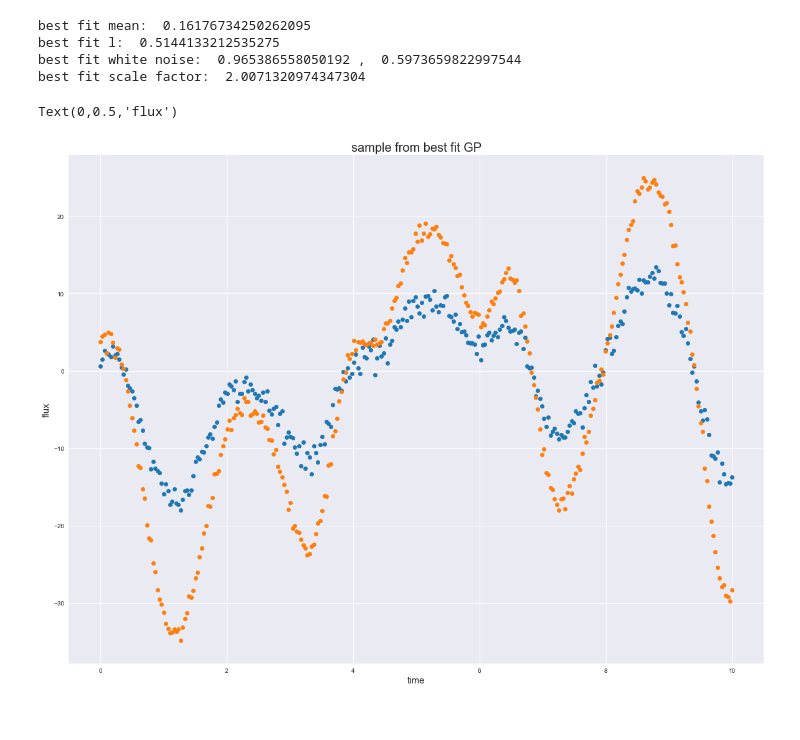
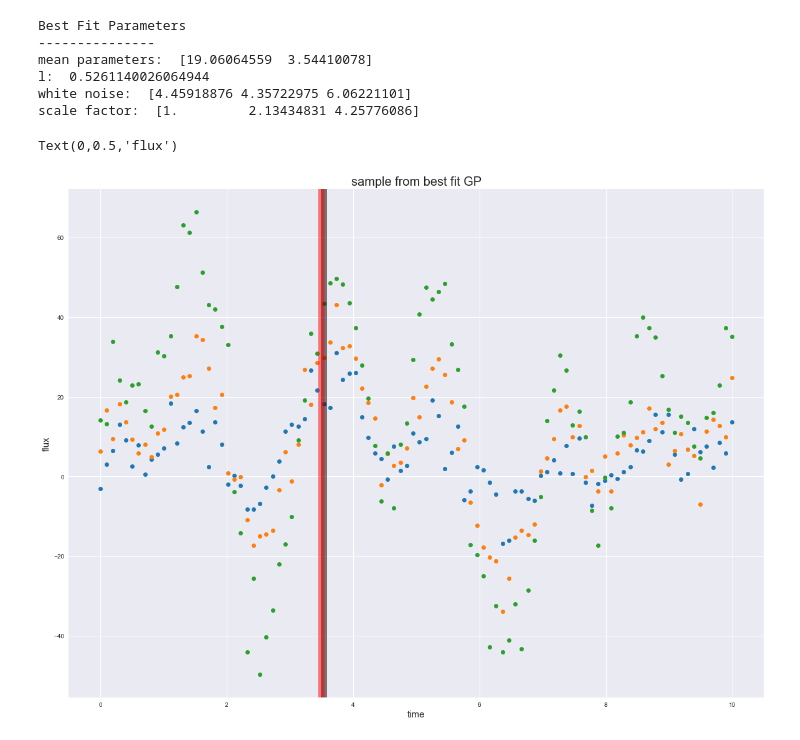
Before and after one commit to tagordon/gp2d, a Jupyter notebook: My GP Implementation.ipynb, the cells around one changed output. Drawn from its saved outputs; the diff is of its cells as text; code cells hidden in the pictures.

```diff
--- a/My GP Implementation.ipynb
+++ b/My GP Implementation.ipynb
@@ -223,44 +120,35 @@ Text(0,0.5,'flux')
-# %%
-# function to minimize
-def neg_log_like(mean, log_l, log_wn1, log_wn2, c, data):
-    l, wn1, wn2 = np.exp(np.array([log_l, log_wn1, log_wn2]))
-    k1 = kernel.exp_sq_kernel(l, 10)
-    k2 = kernel.scale_kernel([1, c])
-    g = gp(mean, k1, kernel2=k2, wn=[wn1, wn2], dim=2)
-    nll = -g.log_likelihood(data, x=t)
-    return nll
-
-func = lambda p: neg_log_like(p[0], p[1], p[2], p[3], p[4], data)
-
-min_params = minimize(func, x0=[-0.5, np.log(0.4), np.log(0.2), np.log(0.2), 1.5],
-                      bounds=[(-np.inf, np.inf), (-np.inf, np.inf),
-                              (-np.inf, np.inf), (-np.inf, np.inf), (0, np.inf)], method='L-BFGS-B')
-
-l, wn1, wn2 = np.exp([min_params.x[1], min_params.x[2], min_params.x[3]])
-mean = min_params.x[0]
-c = min_params.x[4]
-print('best fit mean: ', mean)
-print('best fit l: ', l)
-print('best fit white noise: ', wn1, ', ', wn2)
-print('best fit scale factor: ', c)
-
-# compute best fit GP
-k1 = kernel.exp_sq_kernel(l, 10)
-k2 = kernel.scale_kernel([1, c])
-g = gp(mean, k1, kernel2=k2, wn=[wn1, wn2], dim=2)
-y1, y2 = g.sample(t)
-
-# plot a sample from best fit GP
-fig = pl.figure(figsize=(20, 15))
-pl.plot(t, y1, 'o', alpha=1, color=palette[0])
-pl.plot(t, y2, 'o', alpha=1, color=palette[1])
-pl.title('sample from best fit GP', size=20)
-pl.xlabel('time', size=15)
-pl.ylabel('flux', size=15)
-# %% [output]
-best fit mean:  0.16176734250262095
-best fit l:  0.5144133212535275
-best fit white noise:  0.965386558050192 ,  0.5973659822997544
-best fit scale factor:  2.0071320974347304
-Text(0,0.5,'flux')
-[figure, removed]
+# %%
+p0 = [np.log(0.4), np.log(0.7), np.log(3.5), np.log(4.5), 1.5, 3, 50, 5]
+min_params = fit_n_samples(p0, 3)
+
+# compute best fit GP
+samp = make_data(min_params, gauss, 3, t)
+y1, y2, y3 = samp
+
+print('Best Fit Parameters')
+print('---------------')
+print_params(min_params, 3)
+
+# plot a sample from best fit GP
+fig = pl.figure(figsize=(20, 15))
+#pl.plot(t, y1, 'o', alpha=1, color=palette[0])
+#pl.plot(t, y2, 'o', alpha=1, color=palette[1])
+#pl.plot(t, y3, 'o', alpha=1, color=palette[2])
+pl.plot(t, data[0], 'o', alpha=1, color=palette[0])
+pl.plot(t, data[1], 'o', alpha=1, color=palette[1])
+pl.plot(t, data[2], 'o', alpha=1, color=palette[2])
+pl.axvline(min_params[-1], linewidth=10, color='k', alpha=0.5)
+pl.axvline(t0, linewidth=10, color='r', alpha=0.5)
+
+pl.title('sample from best fit GP', size=20)
+pl.xlabel('time', size=15)
+pl.ylabel('flux', size=15)
+# %% [output]
+Best Fit Parameters
+---------------
+mean parameters:  [19.06064559  3.54410078]
+l:  0.5261140026064944
+white noise:  [4.45918876 4.35722975 6.06221101]
+scale factor:  [1.         2.13434831 4.25776086]
+Text(0,0.5,'flux')
+[figure, added]
```
Also changed, not shown: parts of 8 cells of this notebook, 1 other file.
